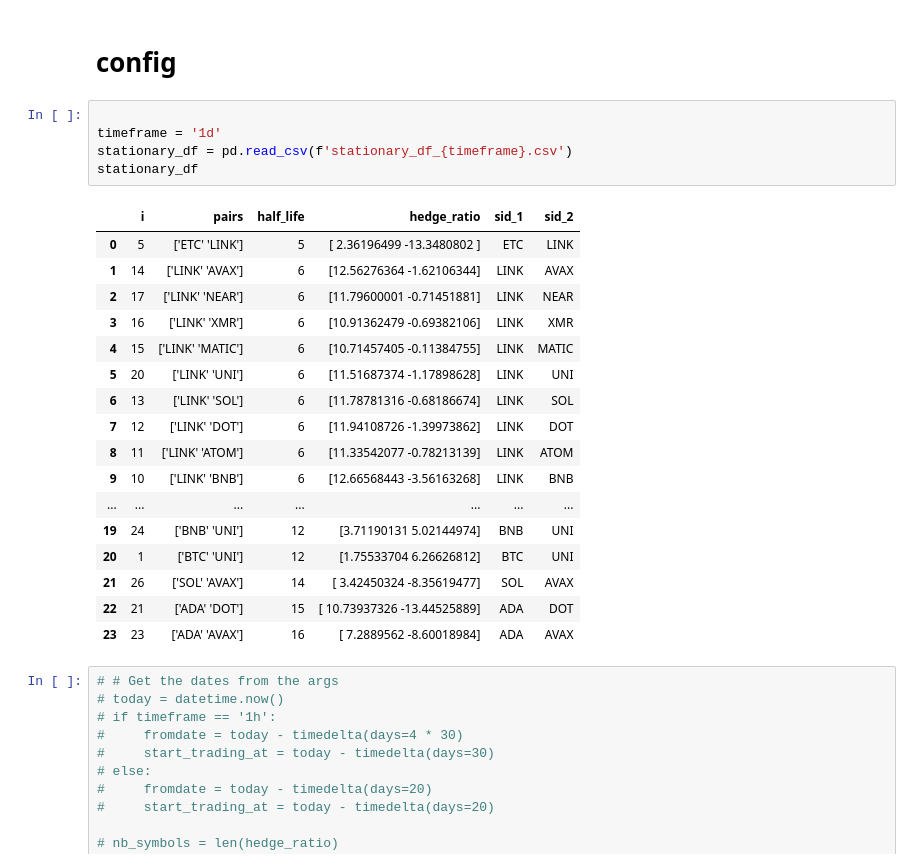
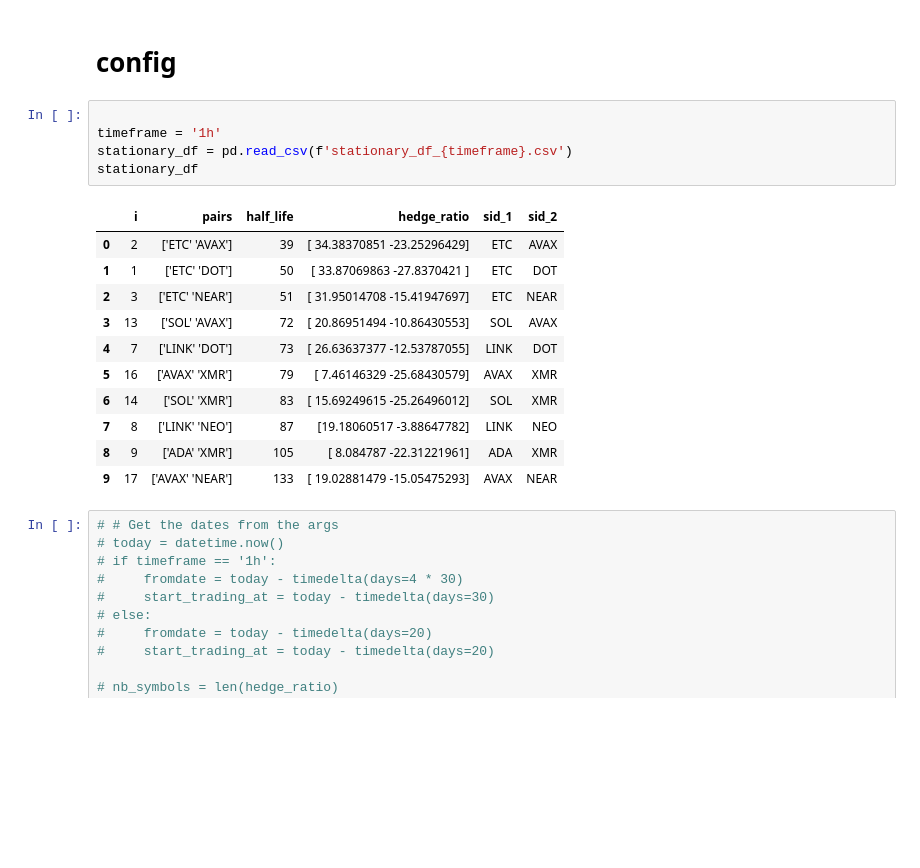
Before and after one commit to beannguyen/crypto-pair-trading, a Jupyter notebook: src/research/Backtest Live Data.ipynb, the cells around one changed output. Saved outputs shown, nothing was run; the diff lists cells and outputs as text; blank space fills up the shorter version.

```diff
--- a/src/research/Backtest Live Data.ipynb
+++ b/src/research/Backtest Live Data.ipynb
@@ -171,27 +171,21 @@ data = {}
 # config
 # %%
 
-timeframe = '1d'
+timeframe = '1h'
 stationary_df = pd.read_csv(f'stationary_df_{timeframe}.csv')
 stationary_df
 # %% [output]
 |  | i | pairs | half_life | hedge_ratio | sid_1 | sid_2 |
-| 0 | 5 | ['ETC' 'LINK'] | 5 | [ 2.36196499 -13.3480802 ] | ETC | LINK |
-| 1 | 14 | ['LINK' 'AVAX'] | 6 | [12.56276364 -1.62106344] | LINK | AVAX |
-| 2 | 17 | ['LINK' 'NEAR'] | 6 | [11.79600001 -0.71451881] | LINK | NEAR |
-| 3 | 16 | ['LINK' 'XMR'] | 6 | [10.91362479 -0.69382106] | LINK | XMR |
-| 4 | 15 | ['LINK' 'MATIC'] | 6 | [10.71457405 -0.11384755] | LINK | MATIC |
-| 5 | 20 | ['LINK' 'UNI'] | 6 | [11.51687374 -1.17898628] | LINK | UNI |
-| 6 | 13 | ['LINK' 'SOL'] | 6 | [11.78781316 -0.68186674] | LINK | SOL |
-| 7 | 12 | ['LINK' 'DOT'] | 6 | [11.94108726 -1.39973862] | LINK | DOT |
-| 8 | 11 | ['LINK' 'ATOM'] | 6 | [11.33542077 -0.78213139] | LINK | ATOM |
-| 9 | 10 | ['LINK' 'BNB'] | 6 | [12.66568443 -3.56163268] | LINK | BNB |
-| ... | ... | ... | ... | ... | ... | ... |
-| 19 | 24 | ['BNB' 'UNI'] | 12 | [3.71190131 5.02144974] | BNB | UNI |
-| 20 | 1 | ['BTC' 'UNI'] | 12 | [1.75533704 6.26626812] | BTC | UNI |
-| 21 | 26 | ['SOL' 'AVAX'] | 14 | [ 3.42450324 -8.35619477] | SOL | AVAX |
-| 22 | 21 | ['ADA' 'DOT'] | 15 | [ 10.73937326 -13.44525889] | ADA | DOT |
-| 23 | 23 | ['ADA' 'AVAX'] | 16 | [ 7.2889562 -8.60018984] | ADA | AVAX |
+| 0 | 2 | ['ETC' 'AVAX'] | 39 | [ 34.38370851 -23.25296429] | ETC | AVAX |
+| 1 | 1 | ['ETC' 'DOT'] | 50 | [ 33.87069863 -27.8370421 ] | ETC | DOT |
+| 2 | 3 | ['ETC' 'NEAR'] | 51 | [ 31.95014708 -15.41947697] | ETC | NEAR |
+| 3 | 13 | ['SOL' 'AVAX'] | 72 | [ 20.86951494 -10.86430553] | SOL | AVAX |
+| 4 | 7 | ['LINK' 'DOT'] | 73 | [ 26.63637377 -12.53787055] | LINK | DOT |
+| 5 | 16 | ['AVAX' 'XMR'] | 79 | [ 7.46146329 -25.68430579] | AVAX | XMR |
+| 6 | 14 | ['SOL' 'XMR'] | 83 | [ 15.69249615 -25.26496012] | SOL | XMR |
+| 7 | 8 | ['LINK' 'NEO'] | 87 | [19.18060517 -3.88647782] | LINK | NEO |
+| 8 | 9 | ['ADA' 'XMR'] | 105 | [ 8.084787 -22.31221961] | ADA | XMR |
+| 9 | 17 | ['AVAX' 'NEAR'] | 133 | [ 19.02881479 -15.05475293] | AVAX | NEAR |
 # %%
 # # Get the dates from the args
 # today = datetime.now()
```
Also changed, not shown: parts of 3 cells of this notebook, 10 other files.
